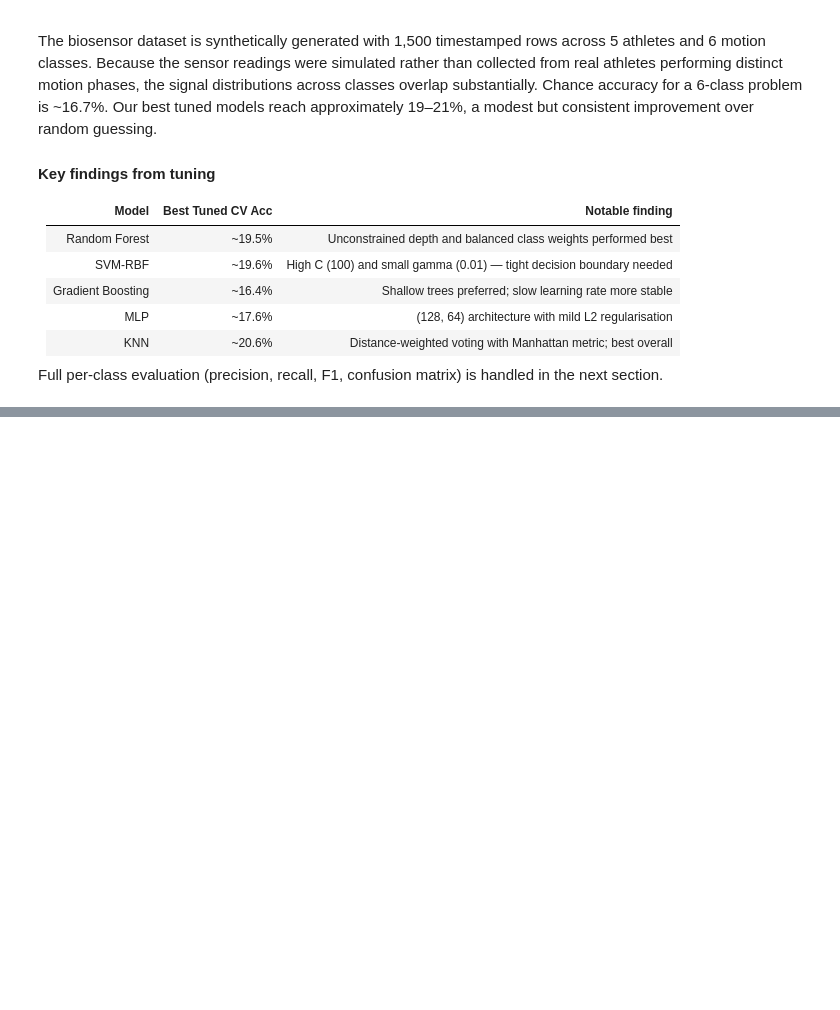
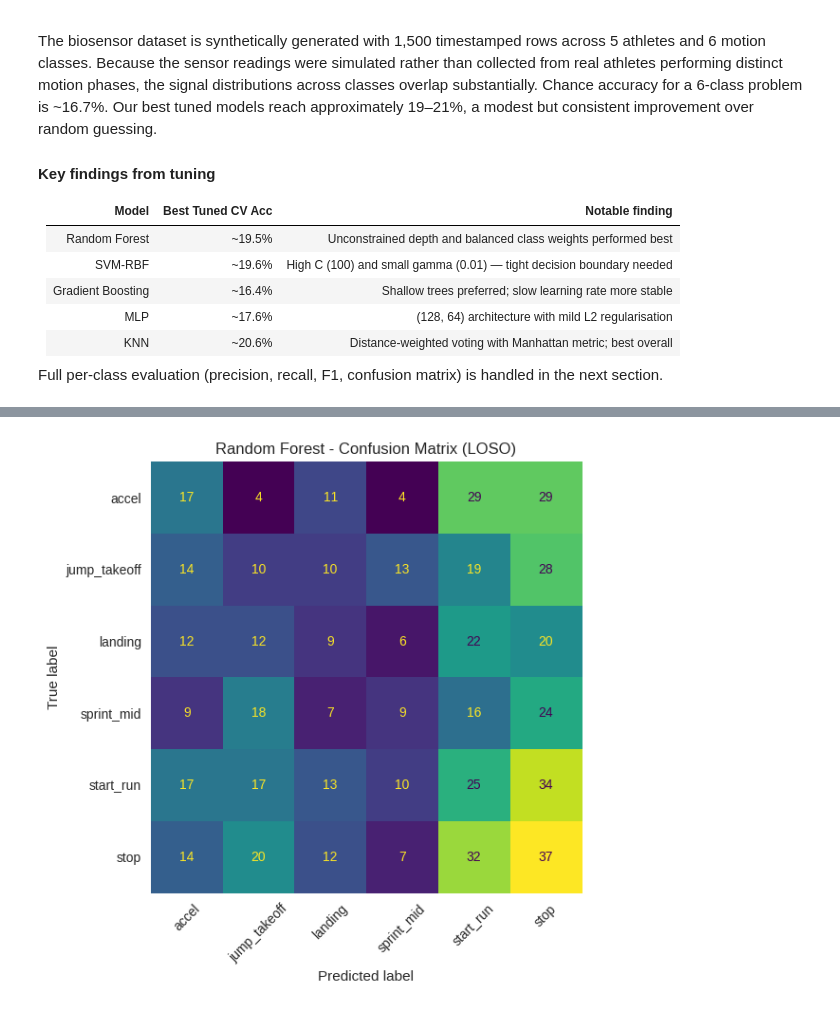
Before and after one commit to ritsukye/CS156---Project-Motion-Phase-ML, a Jupyter notebook: motion phase full workflow updated.ipynb, the cells around one changed output, grey strips where cells are left out. Cells and saved outputs as stored; diff of their text form; code cells hidden in the pictures; blank space fills up the shorter version.

```diff
--- a/motion phase full workflow updated.ipynb
+++ b/motion phase full workflow updated.ipynb
@@ -1353,0 +1690,14 @@ Full per-class evaluation (precision, recall, F1, confusion matrix) is handled i
+# %%
+### Confusion Matrix LOSO
+
+cmLOSO = confusion_matrix(y, yPredLOSO)
+
+fig, ax = plt.subplots(figsize=(7, 6))
+ConfusionMatrixDisplay(confusion_matrix=cmLOSO, display_labels=le_model.classes_).plot(ax=ax, xticks_rotation=45, colorbar=False)
+
+ax.set_title(f"{bestTunedModel} - Confusion Matrix (LOSO)")
+plt.grid(False)
+plt.tight_layout()
+plt.show()
+# %% [output]
+[figure, added]
```
Also changed, not shown: parts of 39 cells of this notebook, 9 other files.
